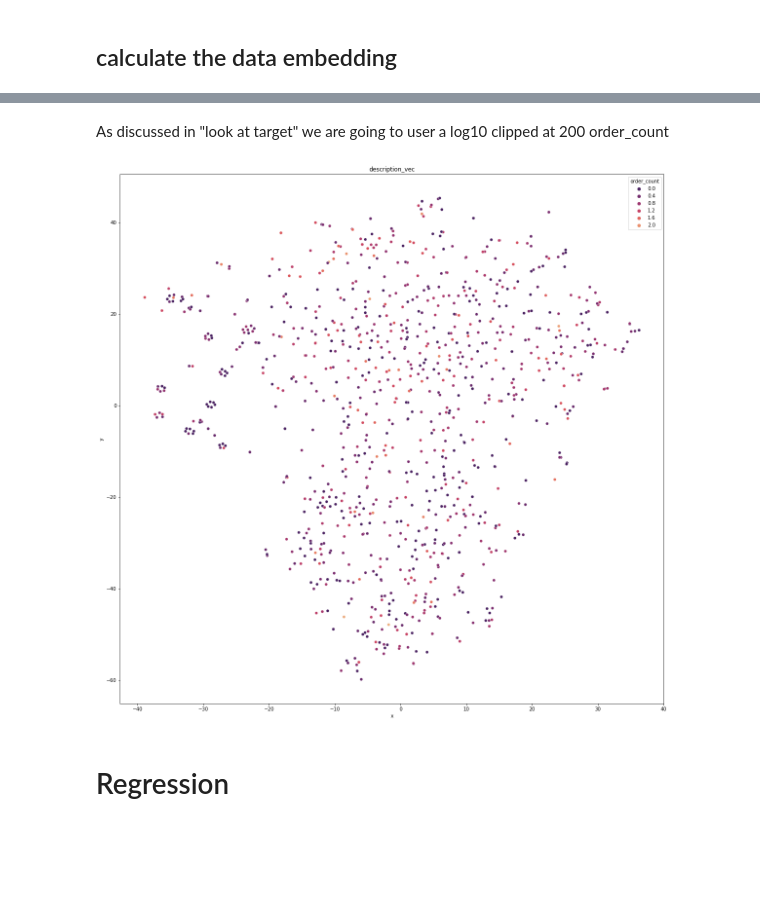
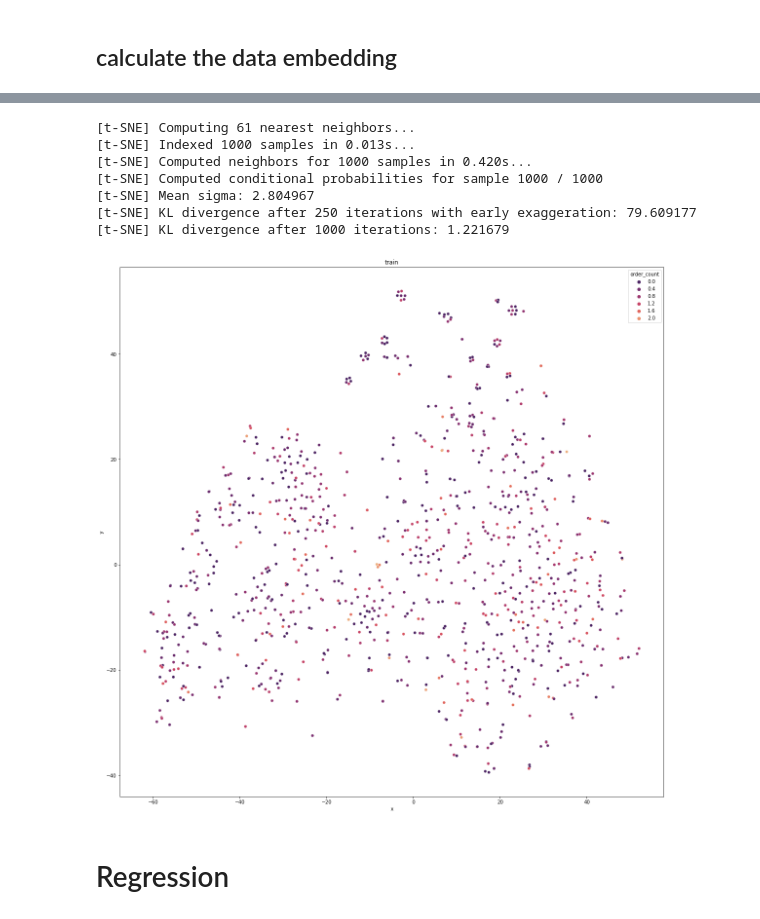
Before and after one commit to cb-314/vendor_challenge, a Jupyter notebook: vendor_challenge.ipynb, the cells around one changed output, grey strips where cells are left out. Cells and saved outputs as stored; diff of their text form; code cells hidden in the pictures; blank space fills up the shorter version.

```diff
--- a/vendor_challenge.ipynb
+++ b/vendor_challenge.ipynb
@@ -456,9 +490,6 @@ products_doc_df = (
     .groupby(doc_keys)["text_tokens_stemmed"]
     .agg(list)
     .reset_index())
-
-# only training data
-products_doc_df = products_doc_df[products_doc_df["split"] == "train"]
 # %% [markdown]
 ## train embedding
 # %% [markdown]
@@ -466,4 +499,5 @@ I will ignore hyperparameter tuning of Word2Vec for now. But I'm using CBOW, mai
 # %%
-w2v_model = gensim.models.Word2Vec(products_doc_df["text_tokens_stemmed"], sg=0)
+# train word2vec embedding on training data
+w2v_model = gensim.models.Word2Vec(products_doc_df[products_doc_df["split"] == "train"]["text_tokens_stemmed"], sg=0, size=200)
 # %%
 # calculate tsne for name embedding
@@ -523,30 +588,37 @@ products_doc_df
-# %% [markdown]
-As discussed in "look at target" we are going to user a log10 clipped at 200 order_count
 # %%
-# look at the doc embeddings
-
-products_doc_plot_df = products_doc_df.sample(1000)
+# look at the doc embeddings for training data
+# if you look at the test data, you will become biased, so don't peek
+products_doc_plot_df = products_doc_df[products_doc_df["split"] == "train"].sample(1000)
 
 fig, ax = plt.subplots(1, 1, figsize=(20, 20))
-tsne = sklearn.manifold.TSNE(n_components=2)
+# tsne with same parameters as above
+tsne = sklearn.manifold.TSNE(n_components=2, verbose=1, perplexity=20, n_iter=1000)
 vectors = tsne.fit_transform(np.vstack(products_doc_plot_df["text_vec"].to_numpy()))
 
 vectors_df = pd.DataFrame(vectors, columns=["x", "y"])
+# clipping and log-scale order-count for plotting
 # take care: we dropped the index, so we can't just re-join old data
 vectors_df["order_count"] = products_doc_plot_df["order_count"].apply(lambda x: np.log10(np.clip(x, 0, 200))).tolist()
 
 sns.scatterplot(
     data=vectors_df,
     x="x",
     y="y",
     hue="order_count",
     palette="flare_r",
     ax=ax
 )
-ax.set_title(col)
+ax.set_title("train")
 plt.show()
 # %% [output]
+[t-SNE] Computing 61 nearest neighbors...
+[t-SNE] Indexed 1000 samples in 0.013s...
+[t-SNE] Computed neighbors for 1000 samples in 0.420s...
+[t-SNE] Computed conditional probabilities for sample 1000 / 1000
+[t-SNE] Mean sigma: 2.804967
+[t-SNE] KL divergence after 250 iterations with early exaggeration: 79.609177
+[t-SNE] KL divergence after 1000 iterations: 1.221679
-[figure, old version]
+[figure, new version]
 # %% [markdown]
 # Regression
 # %% [markdown]
```
Also changed, not shown: parts of 38 cells of this notebook.
